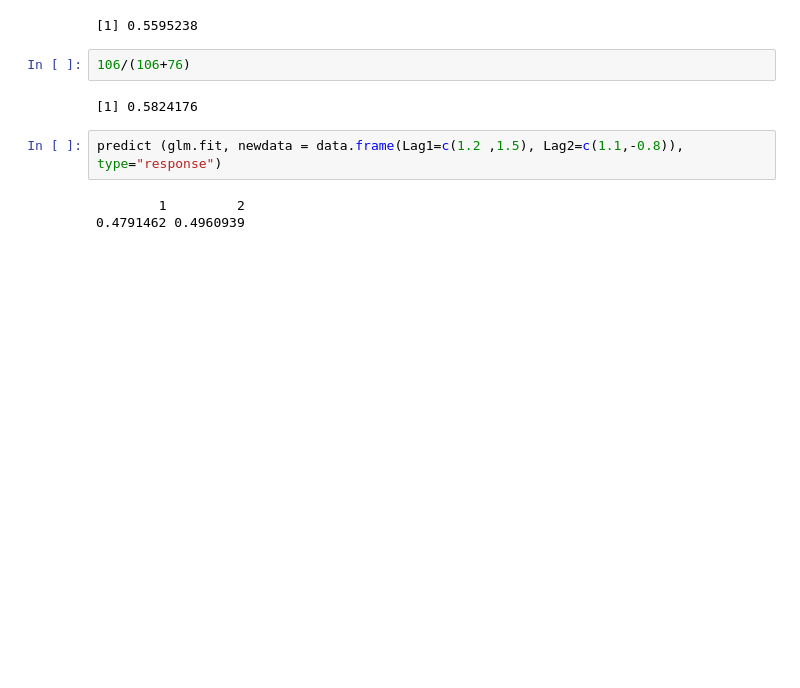
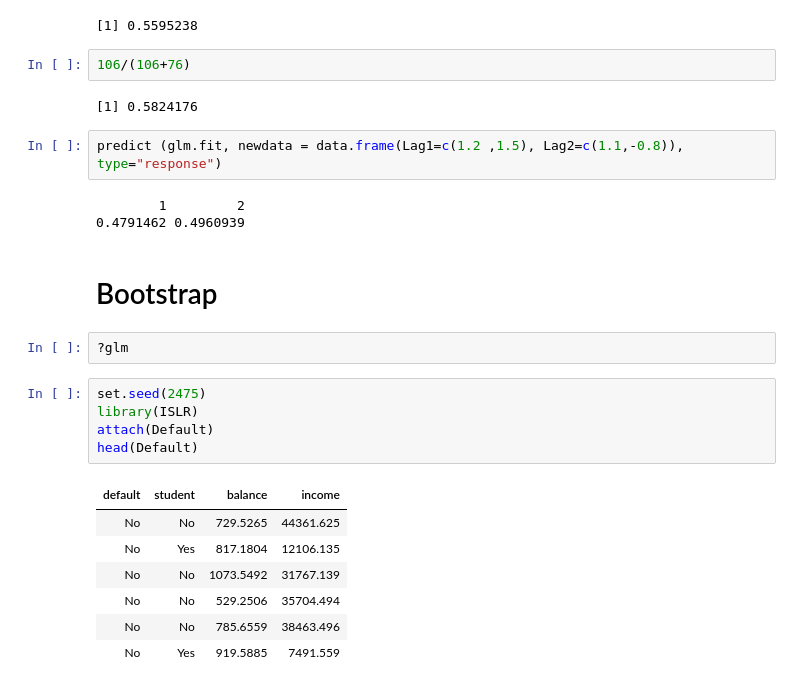
Before and after one commit to krohak/Statistical-Learning, a Jupyter notebook: A1/playground.ipynb, the cells around one changed output. Saved outputs shown, nothing was run; the diff lists cells and outputs as text; blank space fills up the shorter version.

Commit message:
bootstrap

```diff
--- a/A1/playground.ipynb
+++ b/A1/playground.ipynb
@@ -144,3 +147,20 @@ predict (glm.fit, newdata = data.frame(Lag1=c(1.2 ,1.5), Lag2=c(1.1,-0.8)), type
 # %% [output]
         1         2
 0.4791462 0.4960939
+# %% [markdown]
+# Bootstrap
+# %%
+?glm
+# %%
+set.seed(2475)
+library(ISLR)
+attach(Default)
+head(Default)
+# %% [output]
+| default | student | balance | income |
+| No | No | 729.5265 | 44361.625 |
+| No | Yes | 817.1804 | 12106.135 |
+| No | No | 1073.5492 | 31767.139 |
+| No | No | 529.2506 | 35704.494 |
+| No | No | 785.6559 | 38463.496 |
+| No | Yes | 919.5885 | 7491.559 |
```
Also changed, not shown: parts of 8 cells of this notebook.
